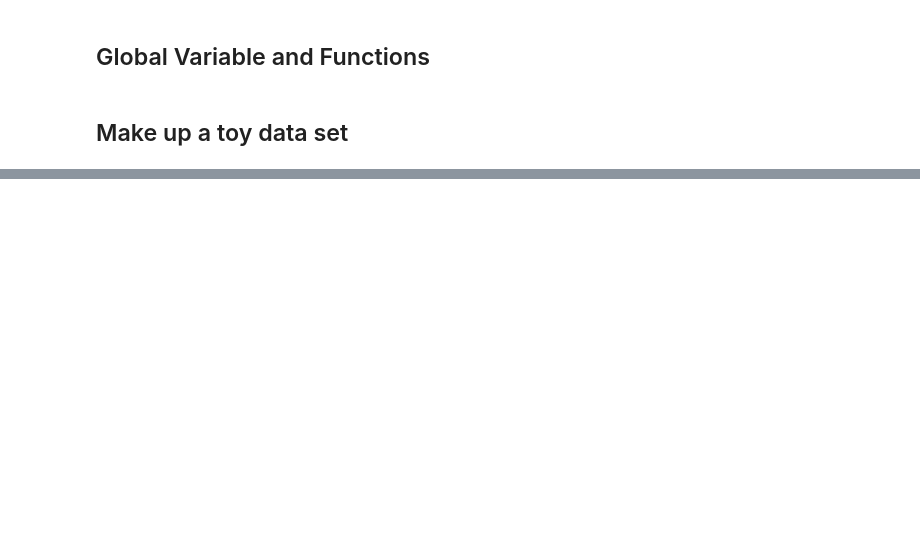
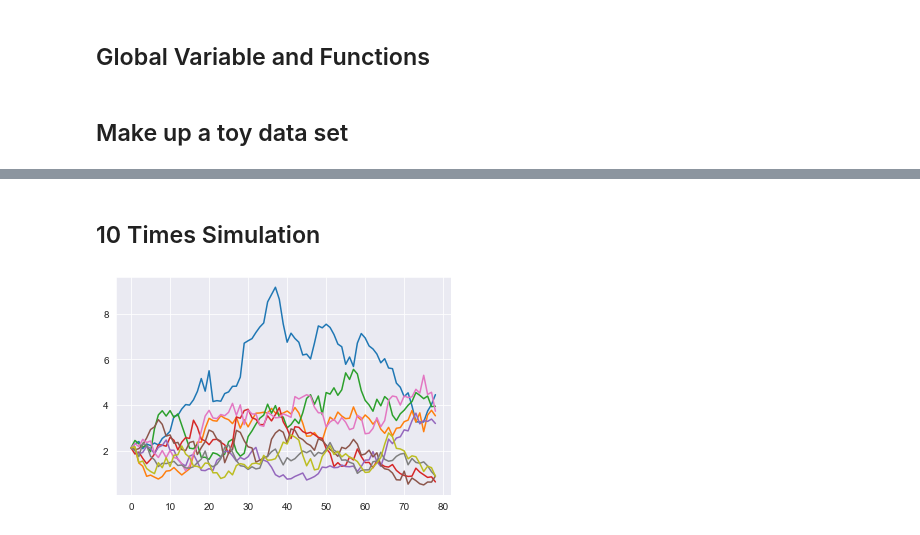
Before and after one commit to HaoLiNick/simulation, a Jupyter notebook: practice_main.ipynb, the cells around one changed output, grey strips where cells are left out. Drawn from its saved outputs; the diff is of its cells as text; code cells hidden in the pictures; blank space fills up the shorter version.

```diff
--- a/practice_main.ipynb
+++ b/practice_main.ipynb
@@ -38,0 +90,41 @@ Toy_df
+# %%
+def diff_helper(df, M=ST_STEP, Times = 1000):
+
+    mydf = df.copy()
+
+    dt = 1/M
+    kappa = 1
+    x0 = df['ST_Beta'].values[0]
+    theta = df['LT_Beta'].values[0]
+    sigma = df['Sigma_Multiplier'].values[0]
+
+    x = np.zeros((M+1,Times))
+    x[0] = x0
+    for t in range(1,M+1):
+        df = 4*theta*kappa/sigma**2
+        c= (sigma**2*(1-np.exp(-kappa*dt)))/4*kappa
+        nc = np.exp(-kappa*dt)/c*x[t-1]
+        x[t] = c*npr.noncentral_chisquare(df,nc,size=Times)
+
+    return x
+
+
+def diff_main(df, channel, \
+            Total_Year = T, \
+            LT_STEP = LT_STEP, \
+            ST_STEP = ST_STEP, \
+            Times = 1000):
+
+    mydf = df.copy()
+
+    mydf['R'] = mydf['ST_Beta']/mydf['LT_Beta'] - 1
+    mydf['Sigma_Multiplier'] = mydf['ST_Sigma']/mydf['LT_Sigma']
+    mydf = mydf[mydf['Channel'] == channel]
+
+    return diff_helper(mydf)
+# %% [markdown]
+## 10 Times Simulation
+# %%
+plt.plot(diff_main(Toy_df,"Ch1")[:,1:10]);
+# %% [output]
+[figure, added]
```
Also changed, not shown: parts of 13 cells of this notebook, 2 other files.
